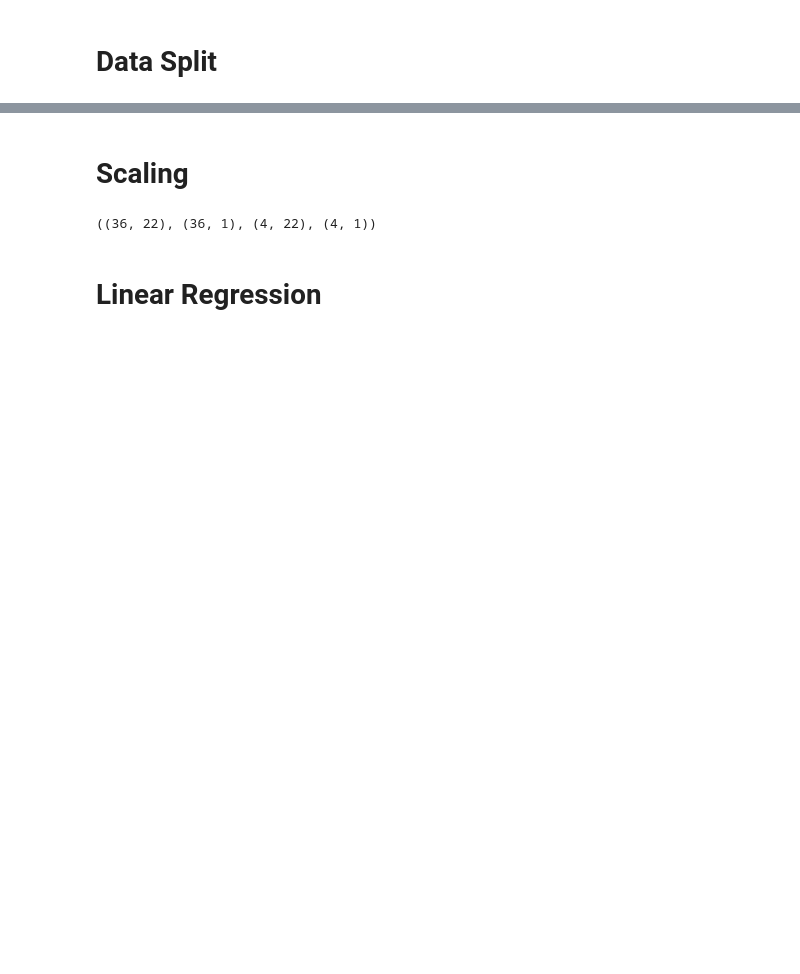
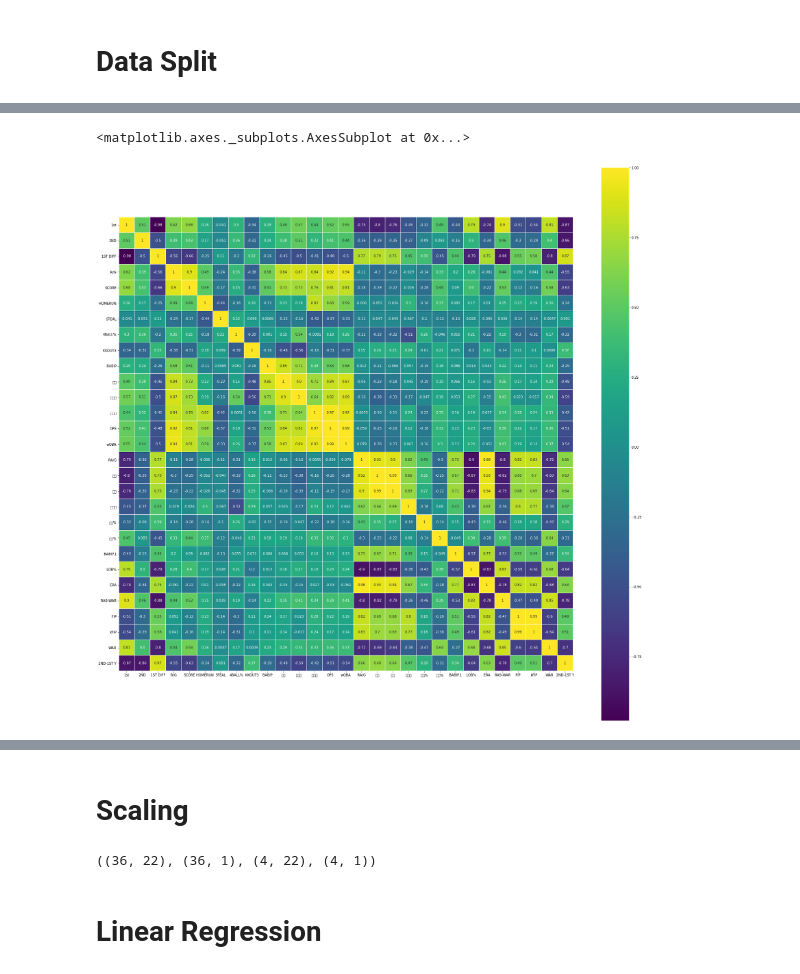
Before and after one commit to Hoesung-Jung/2020_BigContest, a Jupyter notebook: personal directory/kimjh5182/Learning Practice.ipynb, the cells around one changed output, grey strips where cells are left out. Saved outputs shown, nothing was run; the diff lists cells and outputs as text; code cells hidden in the pictures; blank space fills up the shorter version.

```diff
--- a/personal directory/kimjh5182/Learning Practice.ipynb
+++ b/personal directory/kimjh5182/Learning Practice.ipynb
@@ -46,0 +57,6 @@ Name: 전후반기승률차Y, dtype: float64
+# %%
+plt.figure(figsize=(30,30))
+sns.heatmap(df.corr(), linewidths=0.01, square=True,cmap=plt.cm.viridis, linecolor='white', annot=True)
+# %% [output]
+<matplotlib.axes._subplots.AxesSubplot at 0x...>
+[figure, added]
```
Also changed, not shown: parts of 11 cells of this notebook.
